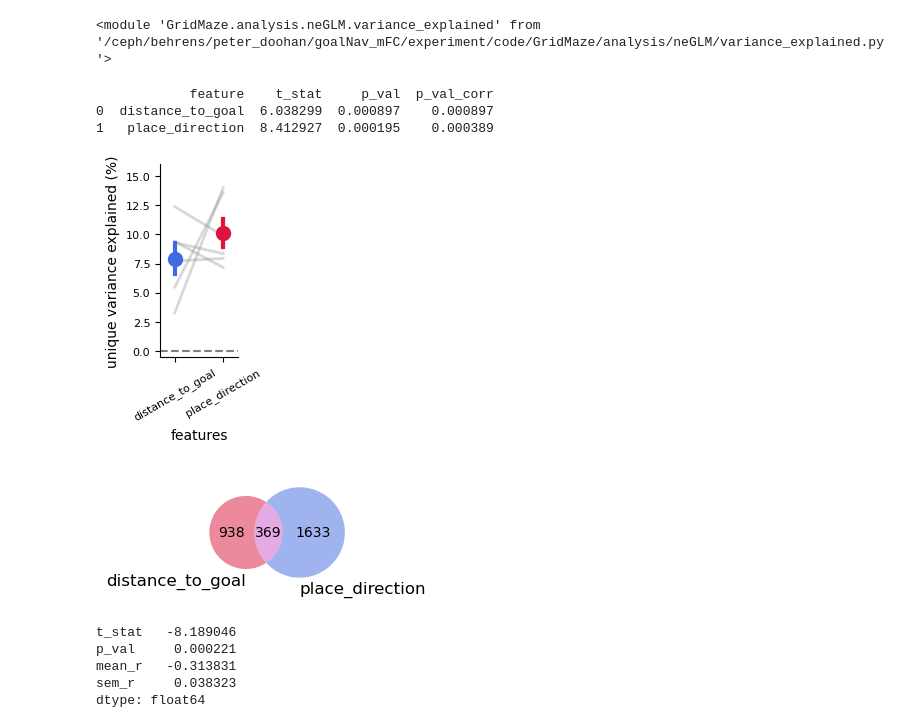
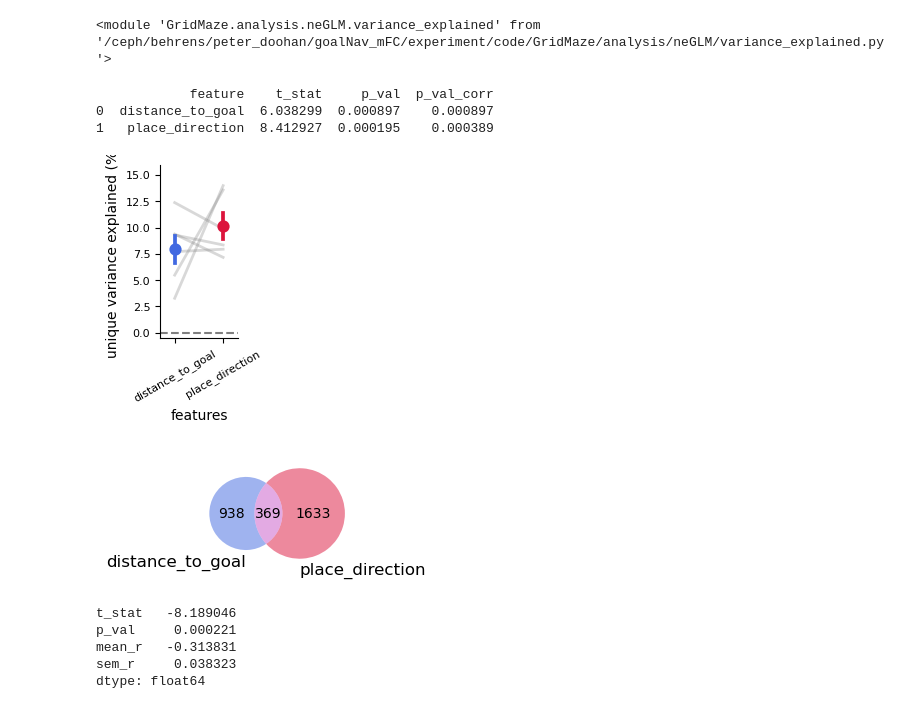
Before and after one commit to peterdoohan/GridMaze-mFC, a Jupyter notebook: Notebooks/6.neGLM.ipynb, the cells around one changed output. Cells and saved outputs as stored; diff of their text form; code cells hidden in the pictures.

```diff
--- a/Notebooks/6.neGLM.ipynb
+++ b/Notebooks/6.neGLM.ipynb
@@ -66,7 +66,7 @@ interaction_validation_results = lms.load_model_set_cv_scores(
 f, axes = plt.subplots(
     2,
     2,
-    figsize=(3, 3),
+    figsize=(2.5, 3),
     sharey="row",
     gridspec_kw={"height_ratios": [4, 1], "hspace": 0.05},
 )
@@ -117,31 +117,32 @@ feature_tuned_df = ve.get_feature_tuned_df(variance_explained_results, reduced_m
 models = [f.split("_", 1)[-1] for f in reduced_models]
 # %%
 reload(ve)
-f, ax = plt.subplots(figsize=(1, 2.5))
+f, ax = plt.subplots(figsize=(1, 3 * (3 / 4)))
 ve.plot_variance_explained(
     cpd_df,
     features=models[::-1],
     plot_single_subject=True,
     print_stats=True,
     ax=ax,
 )
 ax.set_ylim(-0.5, 16)
 f.savefig(FIG_SAVE_PATH / "variance_explained_cpd.pdf")
 # %% [output]
             feature    t_stat     p_val  p_val_corr
 0  distance_to_goal  6.038299  0.000897    0.000897
 1   place_direction  8.412927  0.000195    0.000389
-[figure, old version]
+[figure, new version]
 # %%
 fig, ax = plt.subplots(1, 1, figsize=(2, 2))
 ve.plot_summary_venn_diagram(
     feature_tuned_df,
+    colors=("royalblue", "crimson"),
     models=models,
     ax=ax,
 )
 fig.savefig(FIG_SAVE_PATH / "venn_diagram.pdf")
 # %% [output]
-[figure, old version]
+[figure, new version]
 # %%
 reload(ve)
 f, ax = plt.subplots(1, 1, figsize=(3, 2.5))
```
Also changed, not shown: parts of 3 cells of this notebook, 1 other file.
